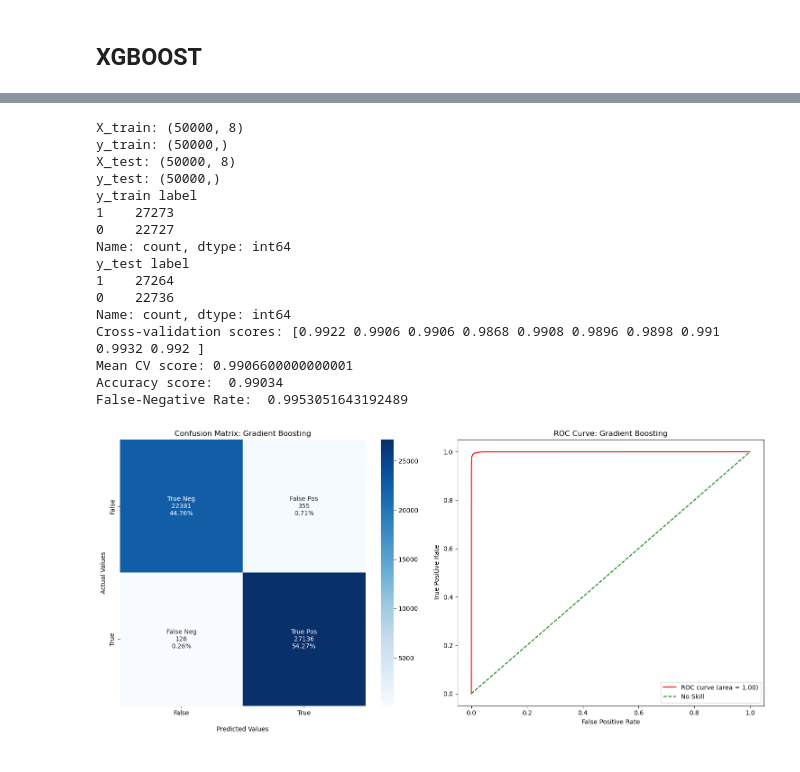
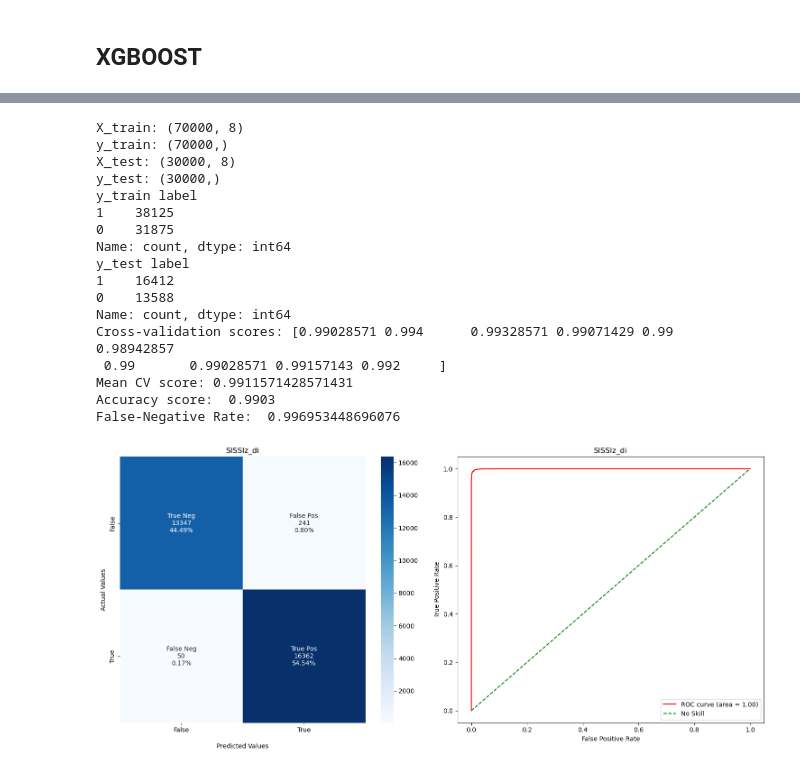
Before and after one commit to Faragas91/Masterarbeit, a Jupyter notebook: Scripts/ROC-Curve_with_SISSI.ipynb, the cells around one changed output, grey strips where cells are left out. Cells and saved outputs as stored; diff of their text form; code cells hidden in the pictures.

```diff
--- a/Scripts/ROC-Curve_with_SISSI.ipynb
+++ b/Scripts/ROC-Curve_with_SISSI.ipynb
@@ -23,7 +23,14 @@ df_aln_shuffle = pd.DataFrame(pd.read_excel('D:/Masterarbeit_Daten/Data/SISSIz_D
+# %%
+df_sissi = pd.DataFrame(pd.read_excel("C:/bla/Waste/MA/Data/SISSIz_Data_di_Excel/sissi.xlsx"))
+df_sissiz_mono = pd.DataFrame(pd.read_excel("C:/bla/Waste/MA/Data/SISSIz_Data_di_Excel/sissiz_mono.xlsx"))
+df_sissiz_di = pd.DataFrame(pd.read_excel("C:/bla/Waste/MA/Data/SISSIz_Data_di_Excel/sissiz_di.xlsx"))
+df_multiperm_mono = pd.DataFrame(pd.read_excel("C:/bla/Waste/MA/Data/SISSIz_Data_di_Excel/multiperm_mono.xlsx"))
+df_multiperm_di = pd.DataFrame(pd.read_excel("C:/bla/Waste/MA/Data/SISSIz_Data_di_Excel/multiperm_di.xlsx"))
+df_aln_shuffle = pd.DataFrame(pd.read_excel("C:/bla/Waste/MA/Data/SISSIz_Data_di_Excel/alifoldz.xlsx"))
 # %% [markdown]
 ## Confusion Matrix
 # %%
-def plot_confusion_matrix(cm, title="Confusion Matrix", ax=None):
+def plot_confusion_matrix(cm, title, ax=None):
     group_names = ['True Neg', 'False Pos', 'False Neg', 'True Pos']
     group_counts = ["{0:0.0f}".format(value) for value in cm.flatten()]
     group_percentages = ["{0:.2%}".format(value) for value in cm.flatten() / np.sum(cm)]
@@ -39,7 +46,7 @@ def plot_confusion_matrix(cm, title="Confusion Matrix", ax=None):
 # %% [markdown]
 ## ROC-Curve
 # %%
-def plot_roc_curve(fper, tper, title="ROC Curve", ax=None):
+def plot_roc_curve(fper, tper, title, ax=None):
     roc_auc = auc(fper, tper)
     ax.plot(fper, tper, color='red', label=f'ROC curve (area = {roc_auc:0.2f})')
     ax.plot([0, 1], [0, 1], color='green', linestyle='--', label='No Skill')
@@ -396,7 +413,7 @@ False-Negative Rate:  0.9952662273725669
 # %% [markdown]
 ## XGBOOST
 # %%
-def gradient_boosting_pipeline(data, target_column='z-score calculated from 7. 8. and 9.', threshold=0, class_weights={0: 1, 1: 3}):
+def gradient_boosting_pipeline(data, title, target_column='z-score calculated from 7. 8. and 9.', threshold=0, class_weights={0: 1, 1: 3}):
     # Schritt 1: Features und Zielvariable aufteilen
     X = data[['Mean Pairwise Identity (MPI) of the input alignment',
               'Average MPI of the sampled alignments.',
@@ -413,7 +430,7 @@ def gradient_boosting_pipeline(data, target_column='z-score calculated from 7. 8
     y = data["label"]
 
     # Splitte in Training- und Testdaten
-    X_train, X_test, y_train, y_test = train_test_split(X, y, test_size=0.5, random_state=0)
+    X_train, X_test, y_train, y_test = train_test_split(X, y, test_size=0.3, random_state=0)
 
     print("X_train:", X_train.shape)
     print("y_train:", y_train.shape)
@@ -454,10 +471,10 @@ def gradient_boosting_pipeline(data, target_column='z-score calculated from 7. 8
     fig, ax = plt.subplots(1, 2, figsize=(15, 7))  # 1 Zeile, 2 Spalten
 
     # Plot Confusion Matrix
-    plot_confusion_matrix(cm, "Confusion Matrix: Gradient Boosting", ax=ax[0])
+    plot_confusion_matrix(cm, title, ax=ax[0])
 
     # Plot ROC Curve
-    plot_roc_curve(fper, tper, "ROC Curve: Gradient Boosting", ax=ax[1])
+    plot_roc_curve(fper, tper, title, ax=ax[1])
 
     # Zeige die Plots an
     plt.tight_layout()
@@ -485,21 +503,22 @@ False-Negative Rate:  0.9960479988503269
 # %%
-gradient_boosting_pipeline(df_sissiz_di)
+gradient_boosting_pipeline(df_sissiz_di, "SISSIz_di")
 # %% [output]
-X_train: (50000, 8)
-y_train: (50000,)
-X_test: (50000, 8)
-y_test: (50000,)
+X_train: (70000, 8)
+y_train: (70000,)
+X_test: (30000, 8)
+y_test: (30000,)
 y_train label
-1    27273
-0    22727
+1    38125
+0    31875
 Name: count, dtype: int64
 y_test label
-1    27264
-0    22736
+1    16412
+0    13588
 Name: count, dtype: int64
-Cross-validation scores: [0.9922 0.9906 0.9906 0.9868 0.9908 0.9896 0.9898 0.991  0.9932 0.992 ]
-Mean CV score: 0.9906600000000001
-Accuracy score:  0.99034
-False-Negative Rate:  0.9953051643192489
+Cross-validation scores: [0.99028571 0.994      0.99328571 0.99071429 0.99       0.98942857
+ 0.99       0.99028571 0.99157143 0.992     ]
+Mean CV score: 0.9911571428571431
+Accuracy score:  0.9903
+False-Negative Rate:  0.996953448696076
-[figure, old version]
+[figure, new version]
 # %%
```
Also changed, not shown: parts of 18 cells of this notebook.
